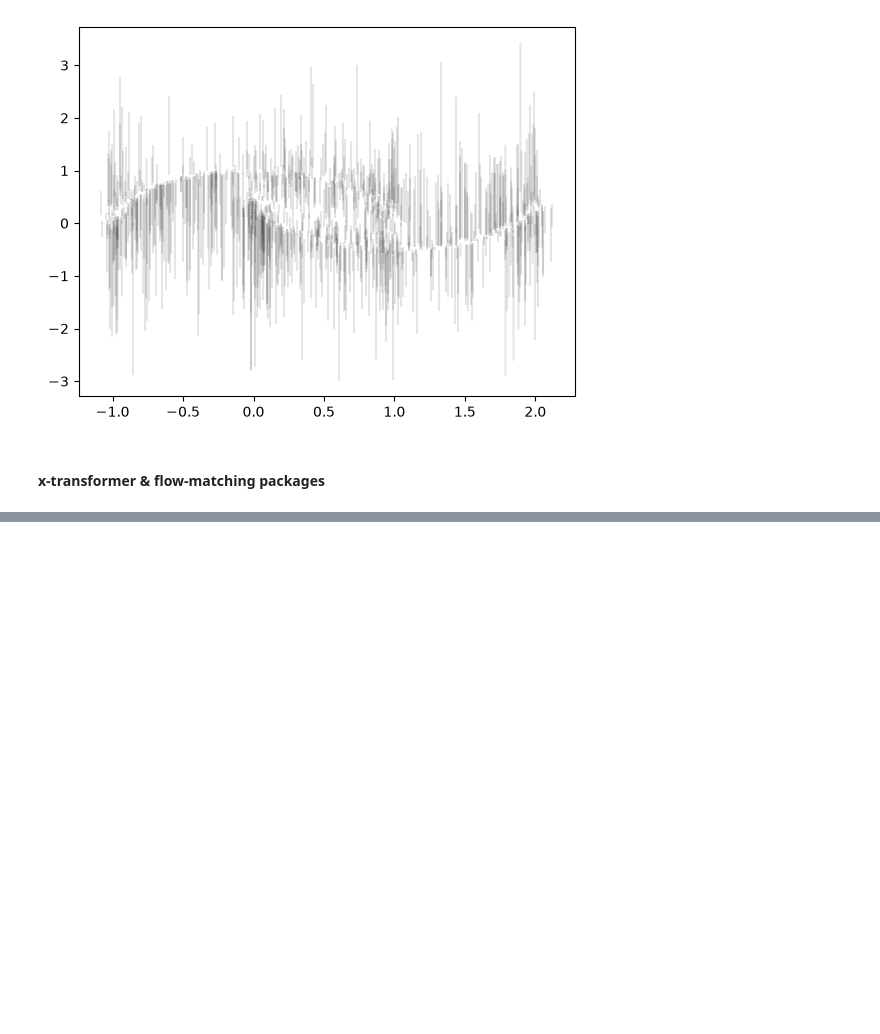
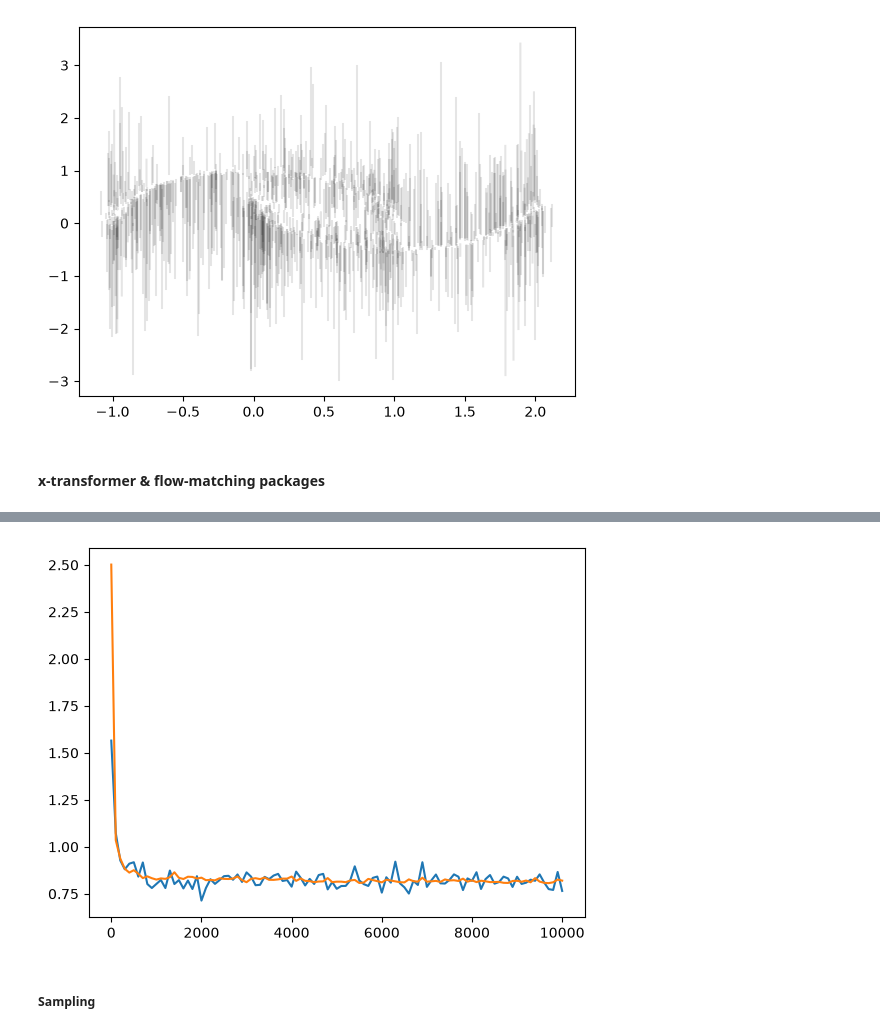
Before and after one commit to yingming-yang/Tests, a Jupyter notebook: FM_test.ipynb, the cells around one changed output, grey strips where cells are left out. Saved outputs shown, nothing was run; the diff lists cells and outputs as text; code cells hidden in the pictures; blank space fills up the shorter version.

Commit message:
Finished version with x-transformer & flow-matching package

```diff
--- a/FM_test.ipynb
+++ b/FM_test.ipynb
@@ -648,16 +649,0 @@ from x_transformers import ContinuousTransformerWrapper, Decoder
-# %%
-model = ContinuousTransformerWrapper(
-    dim_in = 32,
-    dim_out = 100,
-    max_seq_len = 1024,
-    attn_layers = Decoder(
-        dim = 512,
-        depth = 12,
-        heads = 8
-    )
-)
-
-x = torch.randn((1, 1024, 32))
-mask = torch.ones(1, 1024).bool()
-
-model(x, mask = mask) # (1, 1024, 100)
@@ -663,0 +657,11 @@ model(x, mask = mask) # (1, 1024, 100)
+# %%
+# hyperparameters
+batch_size = 1000
+learning_rate = 1e-3
+max_iters = 10000
+eval_interval = 100
+n_embd = 64
+n_heads = 4
+n_layers = 4
+dropout = 0
+# ------------
@@ -663,0 +713,8 @@ model(x, mask = mask) # (1, 1024, 100)
+# %%
+val_indices = torch.randint(len(masks), (batch_size,), device=device)
+val_target = sample_data_2d(batch_size)
+val_times = torch.rand(batch_size, 1, device=device)
+val_noise = torch.randn(batch_size, 2, device=device)
+val_batch = (val_indices, val_target, val_times, val_noise)
+# %%
+path = AffineProbPath(scheduler=CondOTScheduler())
@@ -663,0 +791,9 @@ model(x, mask = mask) # (1, 1024, 100)
+# %%
+loss_history = torch.tensor(loss_history).cpu().detach().numpy()
+plt.plot(np.arange(loss_history.shape[0])*eval_interval, loss_history[:,0])
+plt.plot(np.arange(loss_history.shape[0])*eval_interval, loss_history[:,1])
+plt.show()
+# %% [output]
+[figure, added]
+# %% [markdown]
+##### Sampling
```
Also changed, not shown: parts of 23 cells of this notebook.
